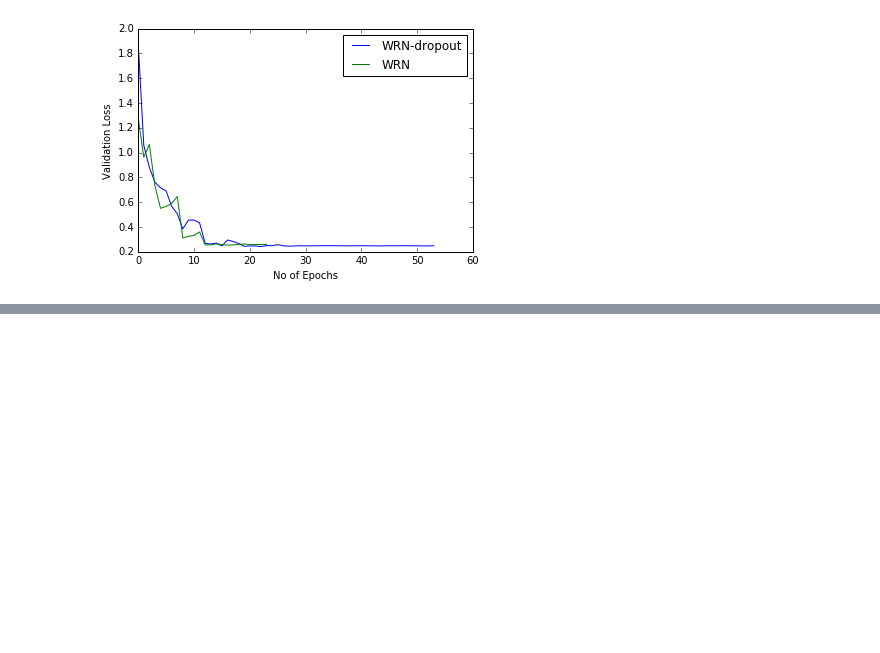
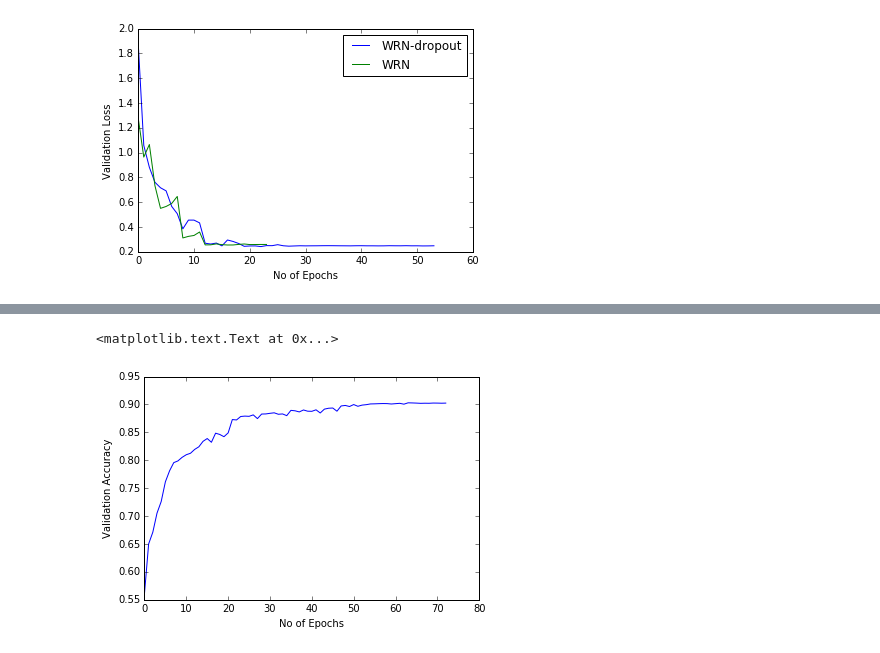
Before and after one commit to Gurupradeep/CIFAR-10-Object-Recognition-in-Images, a Jupyter notebook: Evaluation.ipynb, the cells around one changed output, grey strips where cells are left out. Drawn from its saved outputs; the diff is of its cells as text; code cells hidden in the pictures; blank space fills up the shorter version.

Commit message:
Adding code for comparing SimpleCNN and VGG

```diff
--- a/Evaluation.ipynb
+++ b/Evaluation.ipynb
@@ -252,3 +252,5 @@ pylab.savefig("WRN-With_and_without_dropout_val_loss")
 pylab.show()
 # %% [output]
 [figure]
+# %%
+simplecnn = pd.read_csv("Results/SimpleCNN_results.csv")
@@ -254,0 +278,8 @@ pylab.show()
+# %%
+plt.plot(simplecnn["epoch"],simplecnn["val_acc"])
+figure = plt.gcf()
+plt.xlabel("No of Epochs")
+plt.ylabel("Validation Accuracy")
+# %% [output]
+<matplotlib.text.Text at 0x...>
+[figure, added]
```
Also changed, not shown: parts of 16 cells of this notebook.
